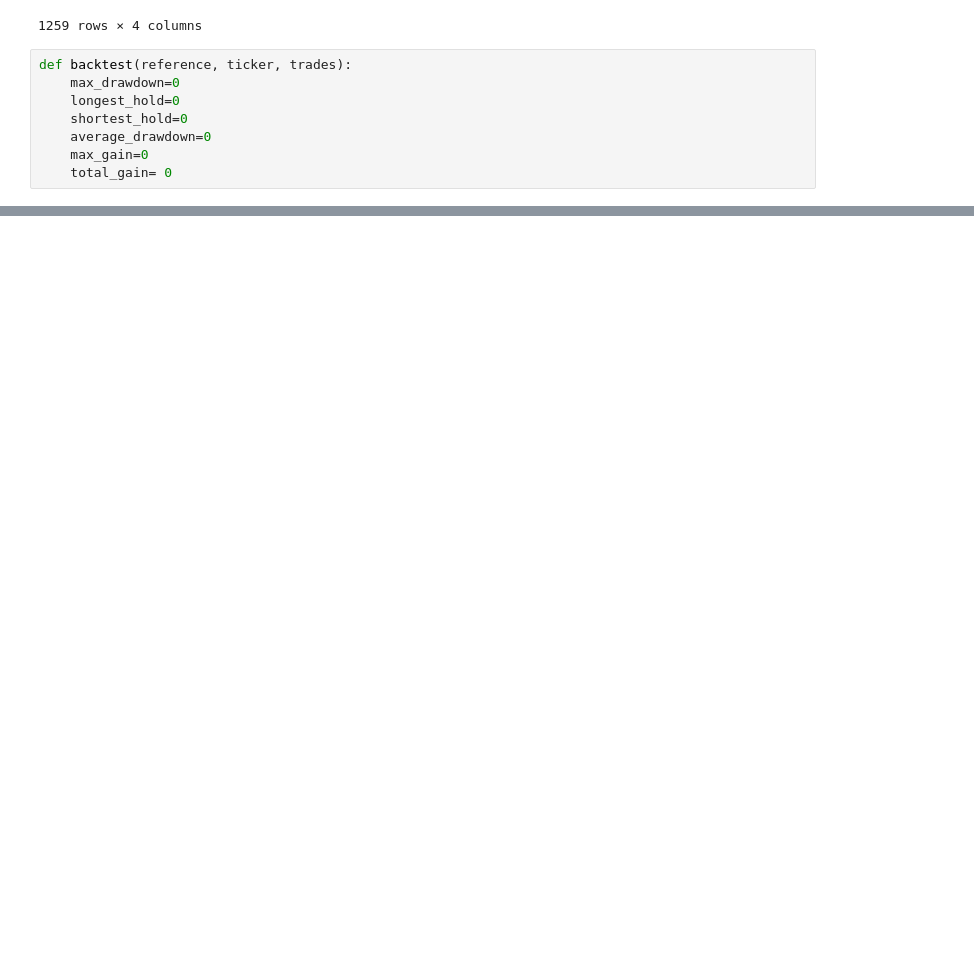
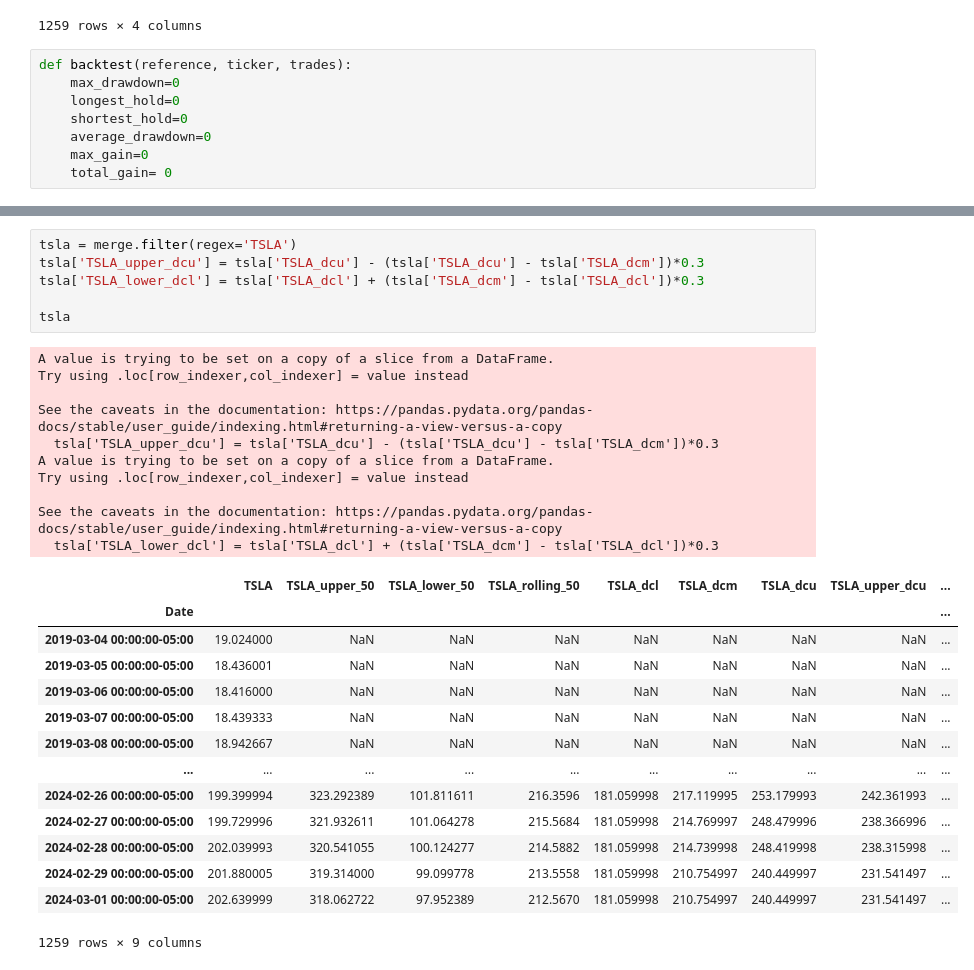
Before and after one commit to mglaz/mail_stock_news, a Jupyter notebook: backtesting.ipynb, the cells around one changed output, grey strips where cells are left out. Cells and saved outputs as stored; diff of their text form; blank space fills up the shorter version.

```diff
--- a/backtesting.ipynb
+++ b/backtesting.ipynb
@@ -128,0 +149,31 @@ def backtest(reference, ticker, trades):
+# %%
+tsla = merge.filter(regex='TSLA')
+tsla['TSLA_upper_dcu'] = tsla['TSLA_dcu'] - (tsla['TSLA_dcu'] - tsla['TSLA_dcm'])*0.3
+tsla['TSLA_lower_dcl'] = tsla['TSLA_dcl'] + (tsla['TSLA_dcm'] - tsla['TSLA_dcl'])*0.3
+
+tsla
+# %% [output]
+A value is trying to be set on a copy of a slice from a DataFrame.
+Try using .loc[row_indexer,col_indexer] = value instead
+
+See the caveats in the documentation: https://pandas.pydata.org/pandas-docs/stable/user_guide/indexing.html#returning-a-view-versus-a-copy
+  tsla['TSLA_upper_dcu'] = tsla['TSLA_dcu'] - (tsla['TSLA_dcu'] - tsla['TSLA_dcm'])*0.3
+A value is trying to be set on a copy of a slice from a DataFrame.
+Try using .loc[row_indexer,col_indexer] = value instead
+
+See the caveats in the documentation: https://pandas.pydata.org/pandas-docs/stable/user_guide/indexing.html#returning-a-view-versus-a-copy
+  tsla['TSLA_lower_dcl'] = tsla['TSLA_dcl'] + (tsla['TSLA_dcm'] - tsla['TSLA_dcl'])*0.3
+|  | TSLA | TSLA_upper_50 | TSLA_lower_50 | TSLA_rolling_50 | TSLA_dcl | TSLA_dcm | TSLA_dcu | TSLA_upper_dcu | ... |
+| Date |  |  |  |  |  |  |  |  | ... |
+| 2019-03-04 00:00:00-05:00 | 19.024000 | NaN | NaN | NaN | NaN | NaN | NaN | NaN | ... |
+| 2019-03-05 00:00:00-05:00 | 18.436001 | NaN | NaN | NaN | NaN | NaN | NaN | NaN | ... |
+| 2019-03-06 00:00:00-05:00 | 18.416000 | NaN | NaN | NaN | NaN | NaN | NaN | NaN | ... |
+| 2019-03-07 00:00:00-05:00 | 18.439333 | NaN | NaN | NaN | NaN | NaN | NaN | NaN | ... |
+| 2019-03-08 00:00:00-05:00 | 18.942667 | NaN | NaN | NaN | NaN | NaN | NaN | NaN | ... |
+| ... | ... | ... | ... | ... | ... | ... | ... | ... | ... |
+| 2024-02-26 00:00:00-05:00 | 199.399994 | 323.292389 | 101.811611 | 216.3596 | 181.059998 | 217.119995 | 253.179993 | 242.361993 | ... |
+| 2024-02-27 00:00:00-05:00 | 199.729996 | 321.932611 | 101.064278 | 215.5684 | 181.059998 | 214.769997 | 248.479996 | 238.366996 | ... |
+| 2024-02-28 00:00:00-05:00 | 202.039993 | 320.541055 | 100.124277 | 214.5882 | 181.059998 | 214.739998 | 248.419998 | 238.315998 | ... |
+| 2024-02-29 00:00:00-05:00 | 201.880005 | 319.314000 | 99.099778 | 213.5558 | 181.059998 | 210.754997 | 240.449997 | 231.541497 | ... |
+| 2024-03-01 00:00:00-05:00 | 202.639999 | 318.062722 | 97.952389 | 212.5670 | 181.059998 | 210.754997 | 240.449997 | 231.541497 | ... |
+1259 rows × 9 columns
```
Also changed, not shown: parts of 12 cells of this notebook.
